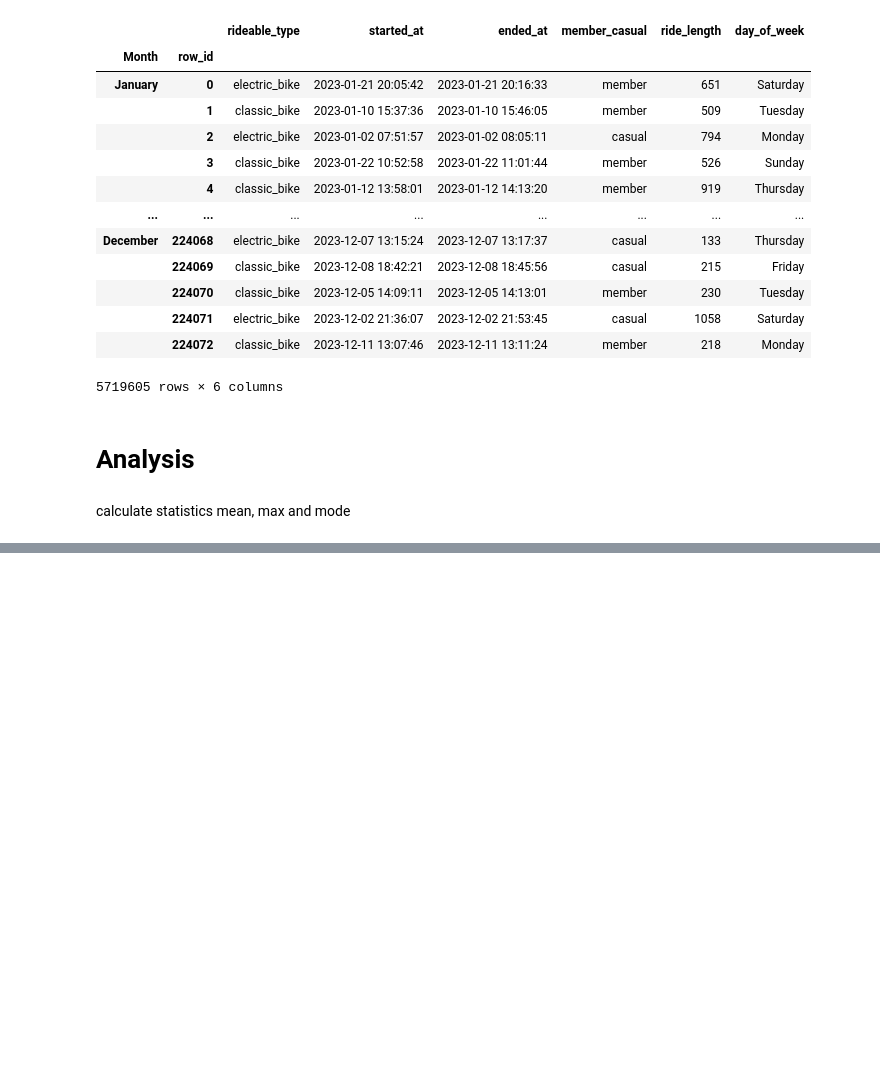
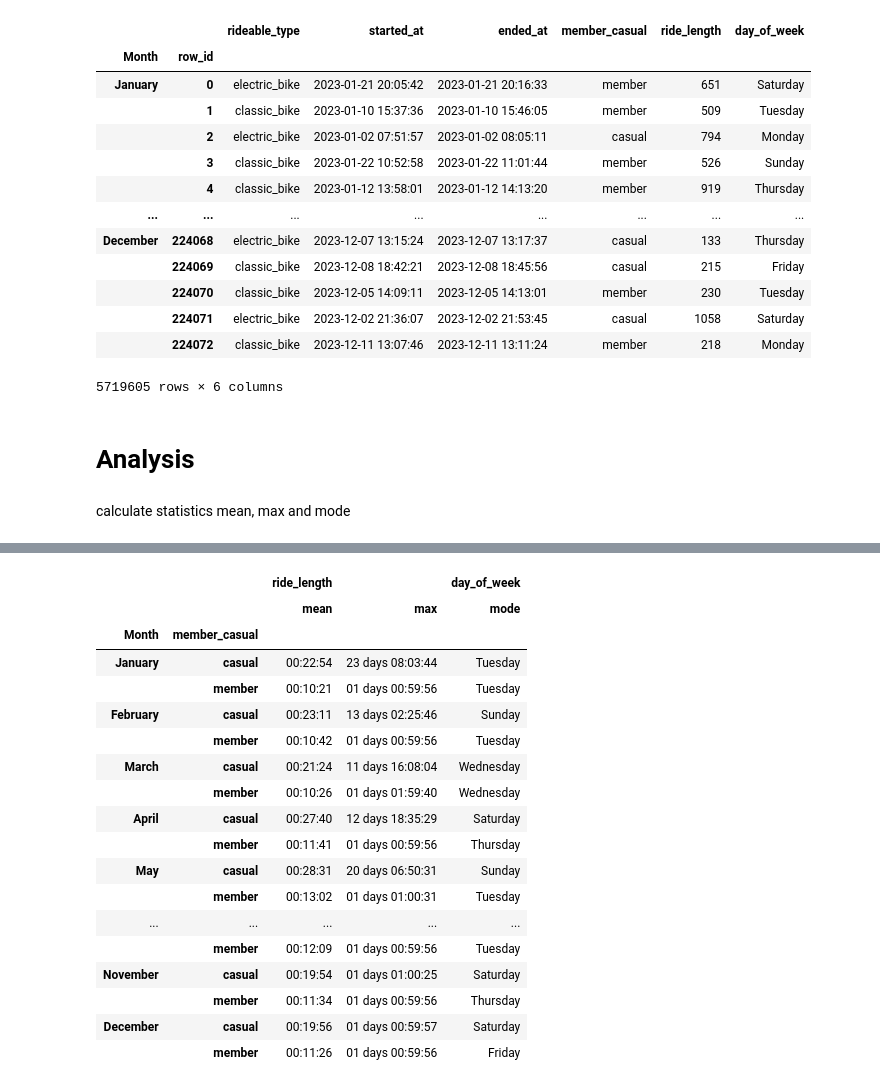
Before and after one commit to SummerKassem/BikeShareCS, a Jupyter notebook: Code/bike_share_analysis.ipynb, the cells around one changed output, grey strips where cells are left out. Saved outputs shown, nothing was run; the diff lists cells and outputs as text; code cells hidden in the pictures; blank space fills up the shorter version.

Commit message:
pivot table vs group by
comparing between doing things with pivot table vs group by

```diff
--- a/Code/bike_share_analysis.ipynb
+++ b/Code/bike_share_analysis.ipynb
@@ -493,14 +496,0 @@ def format_time(seconds, days= False):
-# %%
-# groupby Month and member_causal, then take the mean and max of ride_length
-df          = prepared_data.groupby(['Month']).ride_length.agg(['mean','max'])
-# convert seconds to timestapsm
-total_mean = df['mean'].mean()
-print(format_time(total_mean))
-total_max = df['max'].max()
-print(format_time(total_max, True))
-df['mean']  = [format_time(x) for x in df['mean'].values]
-df['max']   = [format_time(x, True) for x in df['max'].values]
-# reorder by month when it is multi-layer df
-df          = df.reindex(month_order)
-display(df)
-print(f"\033[1mYear 2023: {format_time(total_mean)}  {format_time(total_max, True)}\033[0m")
@@ -535,0 +497,19 @@ Year 2023: 0:16:44  68 day 09:29:04
+# %%
+#21
+#input:  dataset, and what to use in order to groupby
+#output: dataframe which contains statistics per month, and list of whole year statistics
+def mean_max_mode(dataset, list_to_groupby=['Month']):
+
+    df = dataset.groupby(list_to_groupby).agg({'ride_length':['mean','max'],
+                                               'day_of_week': [('mode', lambda x: x.mode().iloc[0])]})
+
+    year_statistics  = [format_time(df['ride_length','mean'].mean()), format_time(df['ride_length','max'].max()), df['day_of_week','mode'].mode()[0]]
+
+    # applymap works element-wise on the dataframe
+    # convert seconds to timestaps
+    df = df.applymap(format_time)
+
+    # when the df has a single index then reindex, otherwise multi-index we have to use reorder
+    df = df.reindex(month_order) if len(list_to_groupby) == 1 else df.reorder_levels(order=[0, 1]).loc[month_order]
+
+    return df, year_statistics
@@ -535,0 +538,24 @@ Year 2023: 0:16:44  68 day 09:29:04
+# %%
+#23
+df2, stats2 = mean_max_mode(prepared_data, list_to_groupby=['Month', 'member_casual'])
+display(df2)
+# %% [output]
+|  |  | ride_length |  | day_of_week |
+|  |  | mean | max | mode |
+| Month | member_casual |  |  |  |
+| January | casual | 00:22:54 | 23 days 08:03:44 | Tuesday |
+|  | member | 00:10:21 | 01 days 00:59:56 | Tuesday |
+| February | casual | 00:23:11 | 13 days 02:25:46 | Sunday |
+|  | member | 00:10:42 | 01 days 00:59:56 | Tuesday |
+| March | casual | 00:21:24 | 11 days 16:08:04 | Wednesday |
+|  | member | 00:10:26 | 01 days 01:59:40 | Wednesday |
+| April | casual | 00:27:40 | 12 days 18:35:29 | Saturday |
+|  | member | 00:11:41 | 01 days 00:59:56 | Thursday |
+| May | casual | 00:28:31 | 20 days 06:50:31 | Sunday |
+|  | member | 00:13:02 | 01 days 01:00:31 | Tuesday |
+| ... | ... | ... | ... | ... |
+|  | member | 00:12:09 | 01 days 00:59:56 | Tuesday |
+| November | casual | 00:19:54 | 01 days 01:00:25 | Saturday |
+|  | member | 00:11:34 | 01 days 00:59:56 | Thursday |
+| December | casual | 00:19:56 | 01 days 00:59:57 | Saturday |
+|  | member | 00:11:26 | 01 days 00:59:56 | Friday |
```
Also changed, not shown: parts of 10 cells of this notebook, 9 other files.
